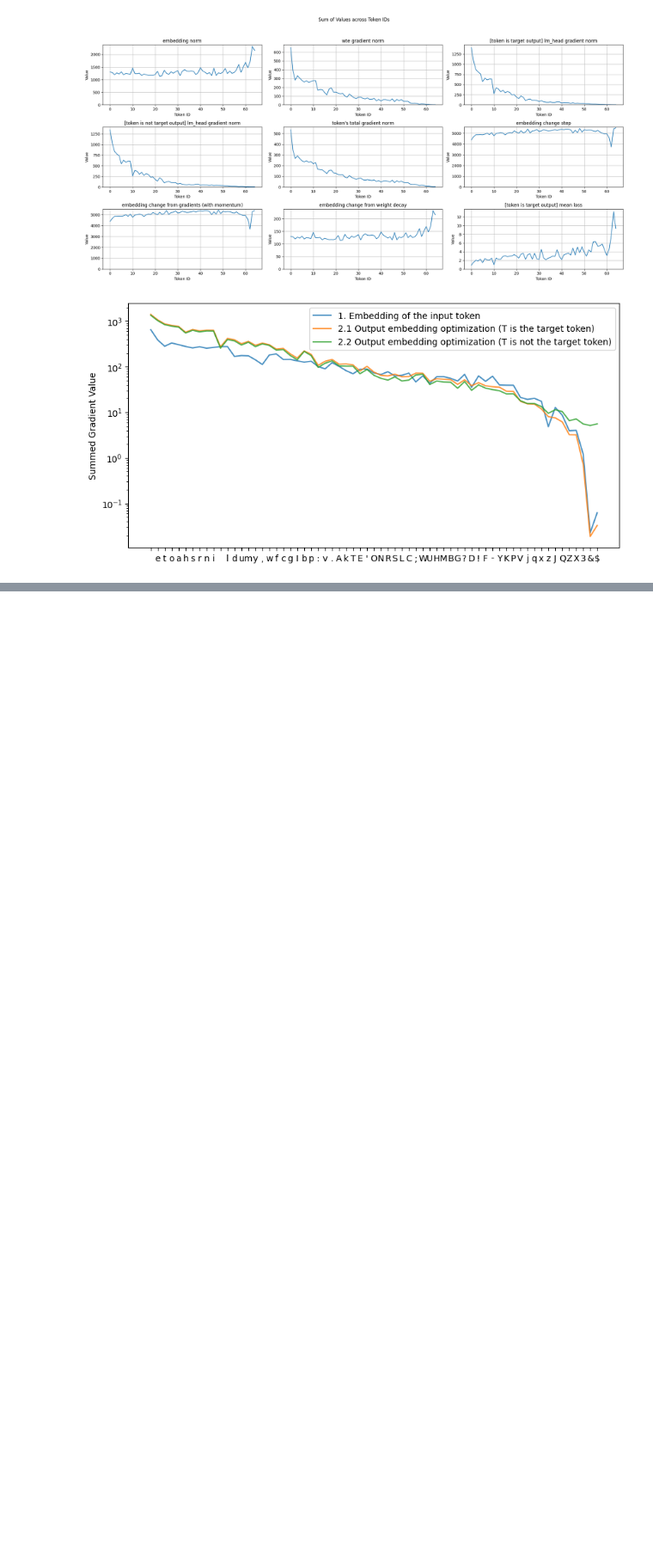
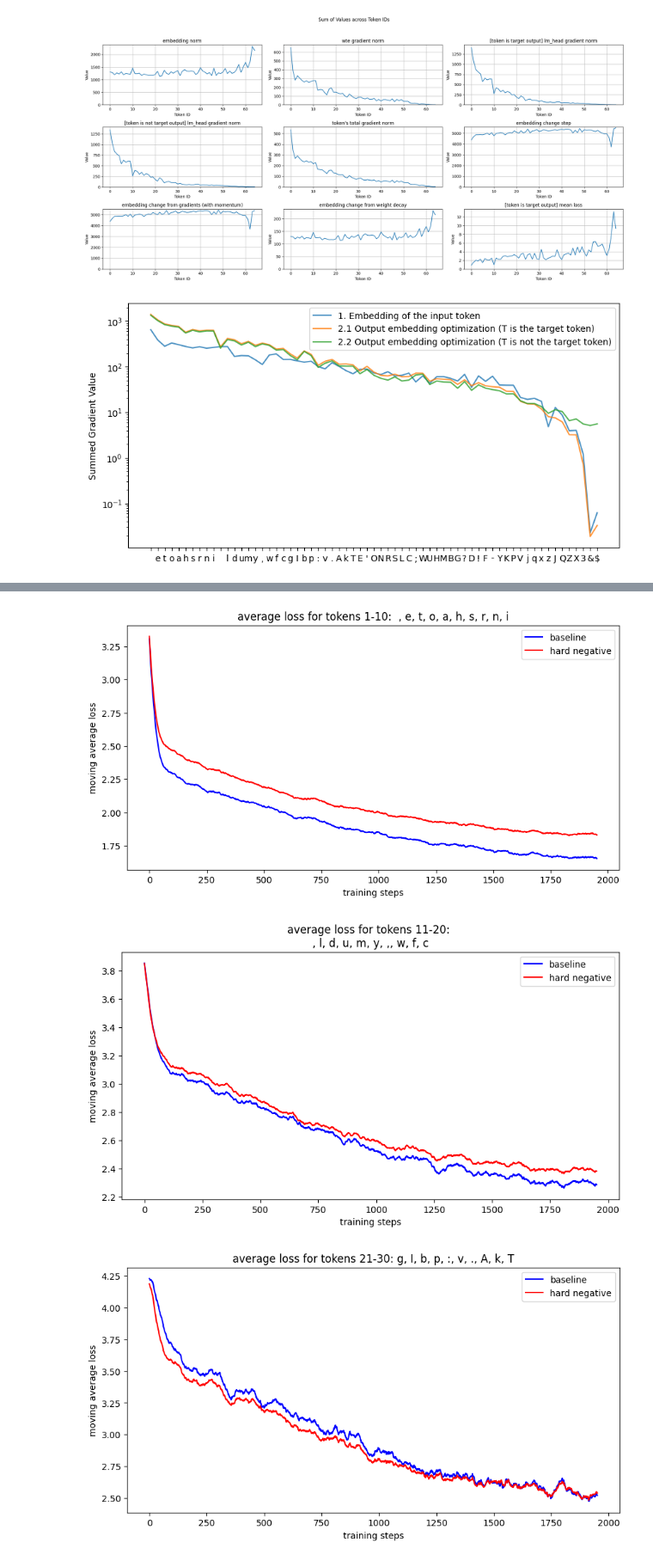
Before and after one commit to turumtaev/selfishTokens, a Jupyter notebook: selfish_tokens.ipynb, the cells around one changed output, grey strips where cells are left out. Shown at 86% size. Cells and saved outputs as stored; diff of their text form; code cells hidden in the pictures; blank space fills up the shorter version.

```diff
--- a/selfish_tokens.ipynb
+++ b/selfish_tokens.ipynb
@@ -227,0 +278,34 @@ plt.show()
+# %%
+state_dict_path = './out-shakespeare-char-vanilla/grad_logger_state_dict.pth'
+state_dict = torch.load(state_dict_path)
+
+    # Convert each tensor in the state dict to a NumPy array
+logs_vanilla = {k: v.detach().numpy() for k, v in state_dict.items()}
+
+state_dict_path = './out-shakespeare-char-hard-negative/grad_logger_state_dict.pth'
+state_dict = torch.load(state_dict_path)
+
+    # Convert each tensor in the state dict to a NumPy array
+logs_hard_negative = {k: v.detach().numpy() for k, v in state_dict.items()}
+# %%
+tokens_in_group = 10
+for i in range(0, 65, tokens_in_group):
+    current_indices = sorted_tokens[i:i+tokens_in_group]
+    loss_vanilla = logs_vanilla['output_loss'][:, current_indices].mean(axis=1)
+    loss_vanilla = np.convolve(loss_vanilla, np.ones(50)/50, mode='valid')
+
+    loss_hard_negative = logs_hard_negative['output_loss'][:, current_indices].mean(axis=1)
+    loss_hard_negative = np.convolve(loss_hard_negative, np.ones(50)/50, mode='valid')
+
+    plt.figure(figsize=(10, 5))
+    plt.plot(loss_vanilla, color='blue', label="baseline")
+    plt.plot(loss_hard_negative, color='red', label="hard negative")
+    plt.ylabel('moving average loss')
+    plt.xlabel('training steps')
+    plt.title(f'average loss for tokens {i+1}-{i+tokens_in_group}: {", ".join(decoded_tokens[i:i+tokens_in_group])}')
+    plt.legend()
+    plt.show()
+# %% [output]
+[figure, added]
+[figure, added]
+[figure, added]
```
Also changed, not shown: parts of 3 cells of this notebook, 5 other files.
